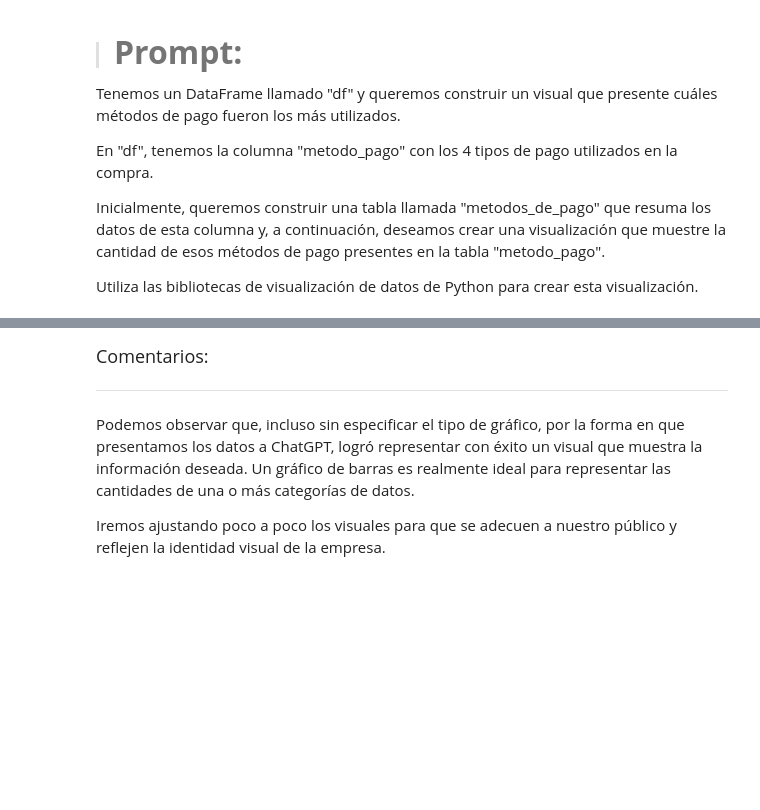
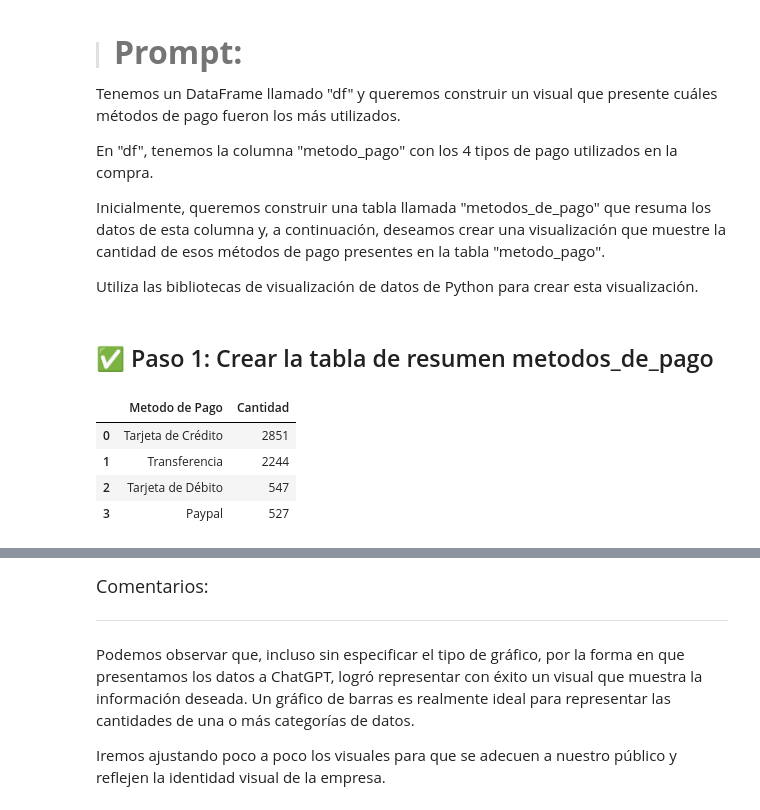
Before and after one commit to Nataliahfk/IA_aplicada_a_ciencia_de_datos, a Jupyter notebook: IA_aplicada_a_ciencia_de_datos.ipynb, the cells around one changed output, grey strips where cells are left out. Drawn from its saved outputs; the diff is of its cells as text; code cells hidden in the pictures; blank space fills up the shorter version.

```diff
--- a/IA_aplicada_a_ciencia_de_datos.ipynb
+++ b/IA_aplicada_a_ciencia_de_datos.ipynb
@@ -897,3 +897,22 @@ En "df", tenemos la columna "metodo_pago" con los 4 tipos de pago utilizados en
 Inicialmente, queremos construir una tabla llamada "metodos_de_pago" que resuma los datos de esta columna y, a continuación, deseamos crear una visualización que muestre la cantidad de esos métodos de pago presentes en la tabla "metodo_pago".
 
 Utiliza las bibliotecas de visualización de datos de Python para crear esta visualización.
+# %% [markdown]
+## ✅ Paso 1: Crear la tabla de resumen metodos_de_pago
+# %%
+import pandas as pd
+
+# Crear tabla de resumen
+metodos_de_pago = df_unificado['metodo_pago'].value_counts().reset_index()
+
+# Renombrar columnas para mayor claridad
+metodos_de_pago.columns = ['Metodo de Pago', 'Cantidad']
+
+# Ver tabla
+metodos_de_pago
+# %% [output]
+|  | Metodo de Pago | Cantidad |
+| 0 | Tarjeta de Crédito | 2851 |
+| 1 | Transferencia | 2244 |
+| 2 | Tarjeta de Débito | 547 |
+| 3 | Paypal | 527 |
```
Also changed, not shown: parts of 3 cells of this notebook.
